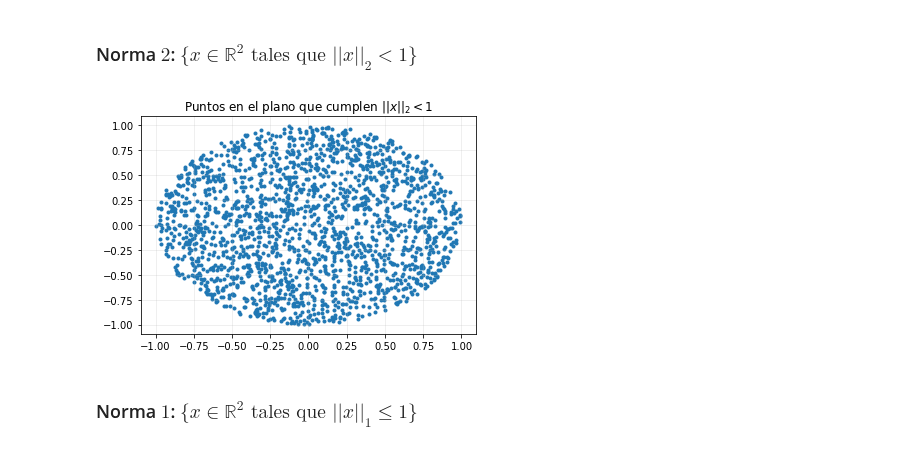
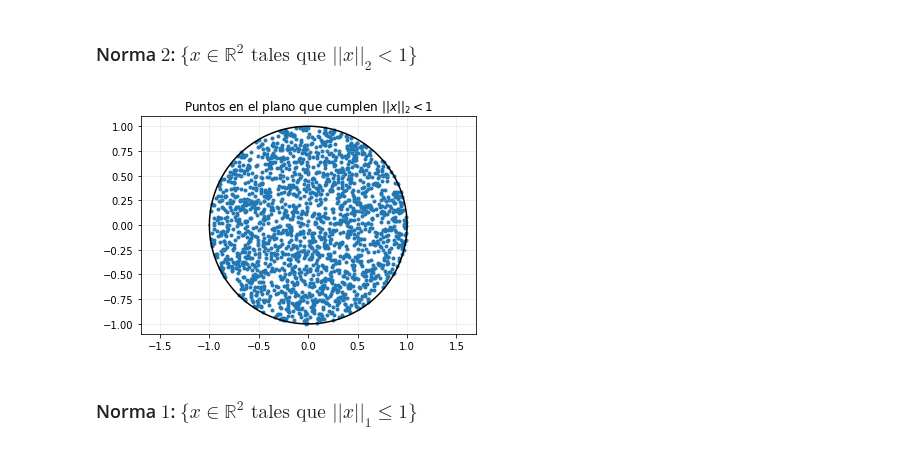
Before and after one commit to CAMM961001/itam-mcd, a Jupyter notebook: optimizacion/01-computo-cientifico/Normas_vectoriales_y_matriciales.ipynb, the cells around one changed output. Cells and saved outputs as stored; diff of their text form; code cells hidden in the pictures.

```diff
--- a/optimizacion/01-computo-cientifico/Normas_vectoriales_y_matriciales.ipynb
+++ b/optimizacion/01-computo-cientifico/Normas_vectoriales_y_matriciales.ipynb
@@ -115,25 +112,33 @@ import matplotlib.pyplot as plt
 # %%
 #Definición de norma 2
 f = lambda x: np.sqrt(x[:,0]**2 + x[:,1]**2)
 
 density = 1e-5
 density_p = int(2.5*10**3)
 
 #Definición de variables
 x = np.arange(-1, 1, density)
 y1 = np.sqrt(1 - x**2)
 y2 = -np.sqrt(1 - x**2)
 x_p = np.random.uniform(-1, 1, (density_p,2))
 ind = f(x_p)<1
 x_p_subset = x_p[ind]
 
 #Grafica de los puntos
-plt.scatter(x_p_subset[:,0],x_p_subset[:,1],marker='.')
+plt.scatter(x=x_p_subset[:,0], y=x_p_subset[:,1], marker='.')
+plt.plot(x, y1, color='black')
+plt.plot(x, y2, color='black')
+
+#plt.plot(x_p_subset[:,0], y1)
+
+#Anotaciones y estilo
 plt.title('Puntos en el plano que cumplen $||x||_2 < 1$')
 plt.grid(alpha=0.25)
+plt.axis('equal')
+
 plt.show()
 # %% [output]
-[figure, old version]
+[figure, new version]
 # %% [markdown]
 ### Norma $1$:  $\{ x \in \mathbb{R}^2  \text{ tales que } ||x||_1 \leq 1\}$
 # %%
```
Also changed, not shown: parts of 3 cells of this notebook.
